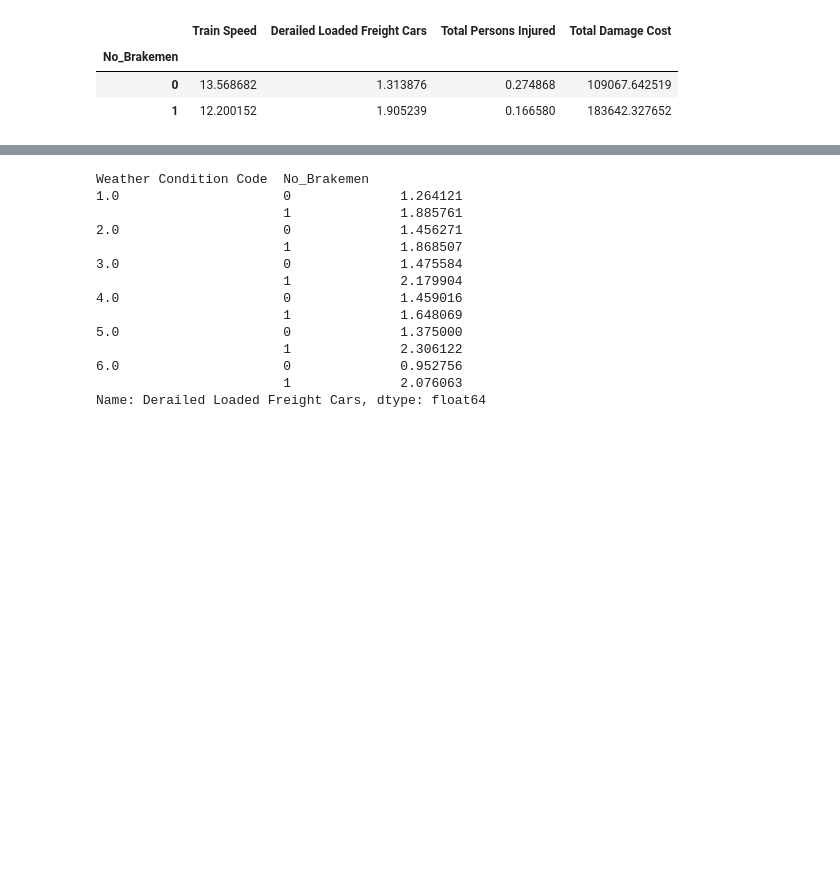
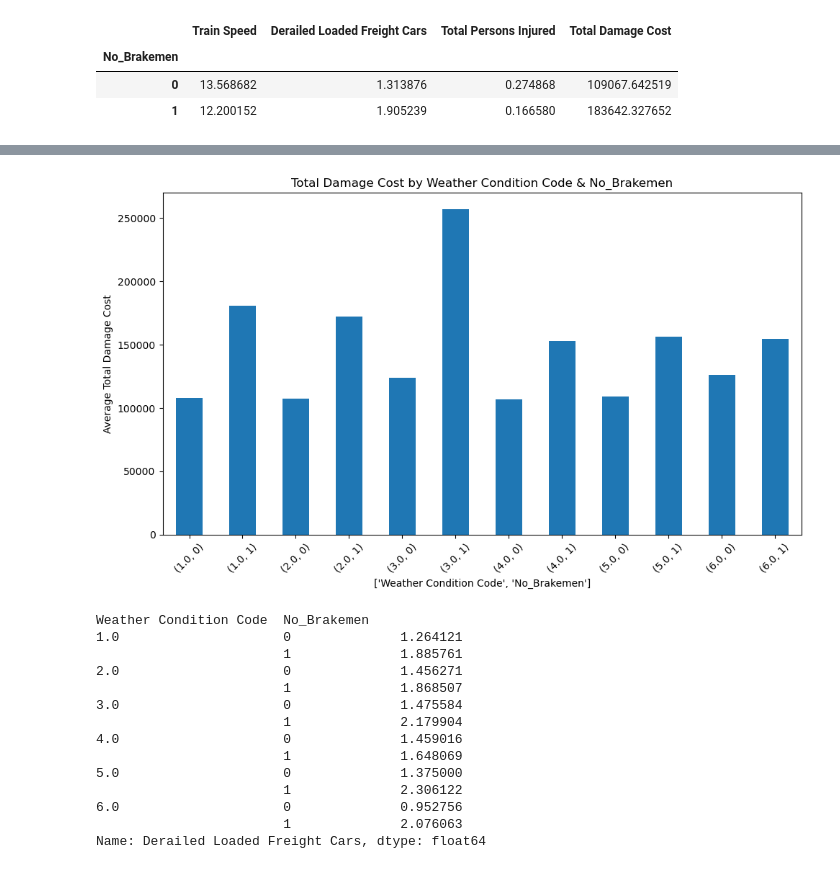
Before and after one commit to TimothyHHMai/rail-risk-census-analysis-521, a Jupyter notebook: notebooks/total_cost_eda.ipynb, the cells around one changed output, grey strips where cells are left out. Cells and saved outputs as stored; diff of their text form; code cells hidden in the pictures; blank space fills up the shorter version.

```diff
--- a/notebooks/total_cost_eda.ipynb
+++ b/notebooks/total_cost_eda.ipynb
@@ -275,3 +304,7 @@ corr_df.groupby("No_Brakemen")[[
+# %%
+compare_features(corr_df, ["Weather Condition Code", "No_Brakemen"], "Total Damage Cost")
+# %% [output]
+[figure, added]
 # %%
 corr_df.groupby(["Weather Condition Code", "No_Brakemen"])["Derailed Loaded Freight Cars"].mean()
 # %% [output]
```
Also changed, not shown: parts of 17 cells of this notebook.
